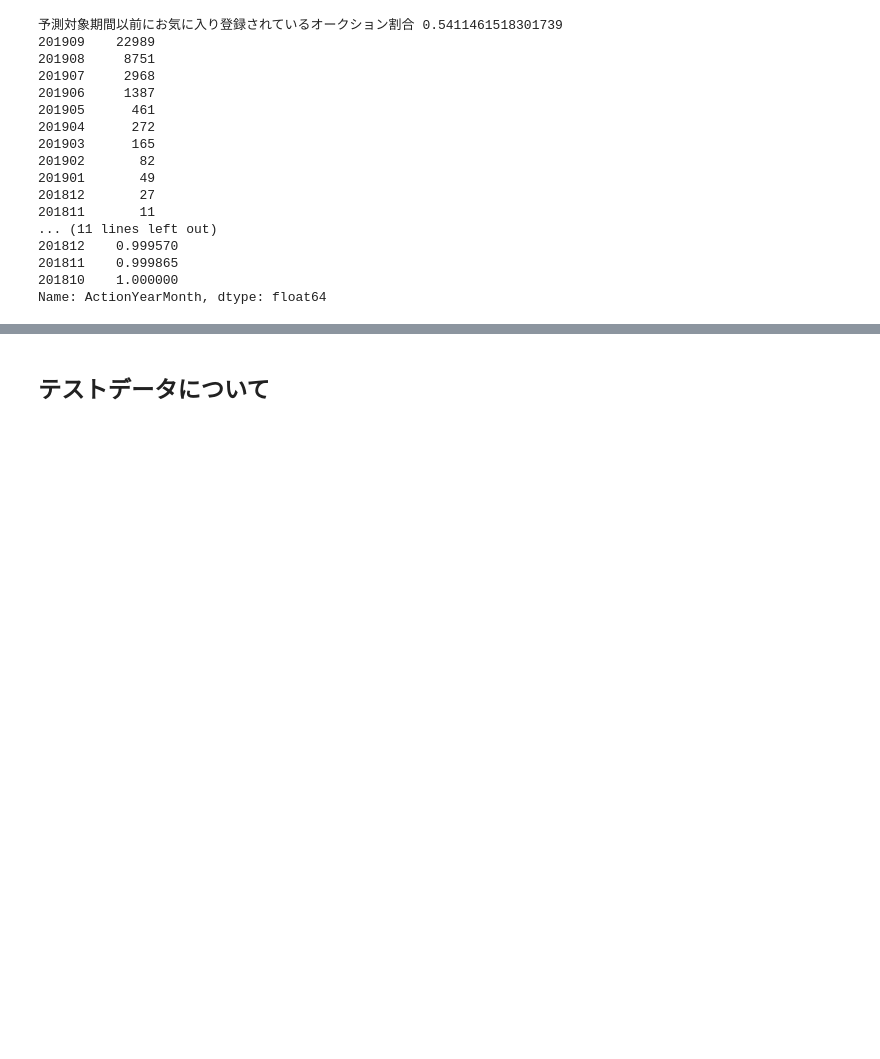
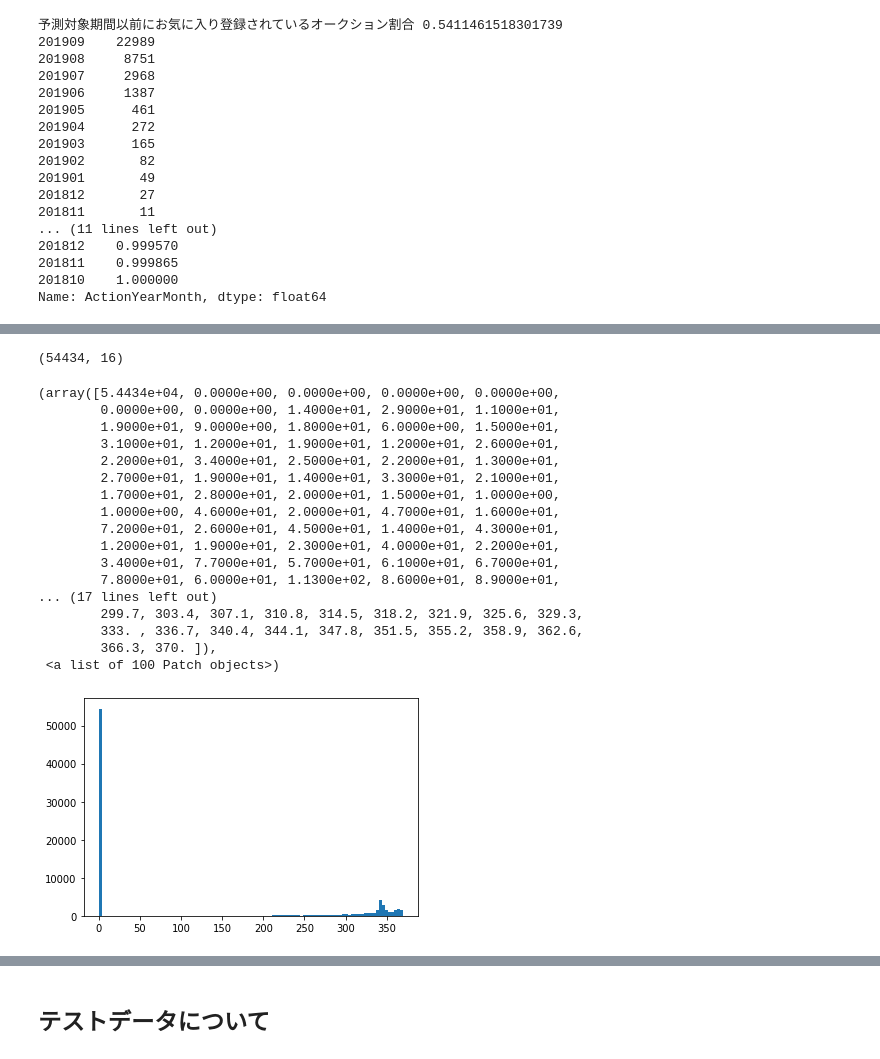
Before and after one commit to nobububi/Brandear, a Jupyter notebook: eda_rules.ipynb, the cells around one changed output, grey strips where cells are left out. Drawn from its saved outputs; the diff is of its cells as text; code cells hidden in the pictures; blank space fills up the shorter version.

```diff
--- a/eda_rules.ipynb
+++ b/eda_rules.ipynb
@@ -464,0 +720,24 @@ print("カバー割合 : ", target_auctions.merge(auc_cand, on="AuctionID", how=
+# %%
+tr_targets = extract_target_actions(watch, bid, dset_to_period["train"])
+print(tr_targets.merge(auction, on="AuctionID").query("SaishuppinKaisuu == 0").shape)
+plt.hist(tr_targets.merge(auction, on="AuctionID")["SaishuppinKaisuu"],bins=100)
+# %% [output]
+(54434, 16)
+(array([5.4434e+04, 0.0000e+00, 0.0000e+00, 0.0000e+00, 0.0000e+00,
+        0.0000e+00, 0.0000e+00, 1.4000e+01, 2.9000e+01, 1.1000e+01,
+        1.9000e+01, 9.0000e+00, 1.8000e+01, 6.0000e+00, 1.5000e+01,
+        3.1000e+01, 1.2000e+01, 1.9000e+01, 1.2000e+01, 2.6000e+01,
+        2.2000e+01, 3.4000e+01, 2.5000e+01, 2.2000e+01, 1.3000e+01,
+        2.7000e+01, 1.9000e+01, 1.4000e+01, 3.3000e+01, 2.1000e+01,
+        1.7000e+01, 2.8000e+01, 2.0000e+01, 1.5000e+01, 1.0000e+00,
+        1.0000e+00, 4.6000e+01, 2.0000e+01, 4.7000e+01, 1.6000e+01,
+        7.2000e+01, 2.6000e+01, 4.5000e+01, 1.4000e+01, 4.3000e+01,
+        1.2000e+01, 1.9000e+01, 2.3000e+01, 4.0000e+01, 2.2000e+01,
+        3.4000e+01, 7.7000e+01, 5.7000e+01, 6.1000e+01, 6.7000e+01,
+        7.8000e+01, 6.0000e+01, 1.1300e+02, 8.6000e+01, 8.9000e+01,
+... (17 lines left out)
+        299.7, 303.4, 307.1, 310.8, 314.5, 318.2, 321.9, 325.6, 329.3,
+        333. , 336.7, 340.4, 344.1, 347.8, 351.5, 355.2, 358.9, 362.6,
+        366.3, 370. ]),
+ <a list of 100 Patch objects>)
+[figure, added]
```
Also changed, not shown: parts of 21 cells of this notebook, 9 other files.
